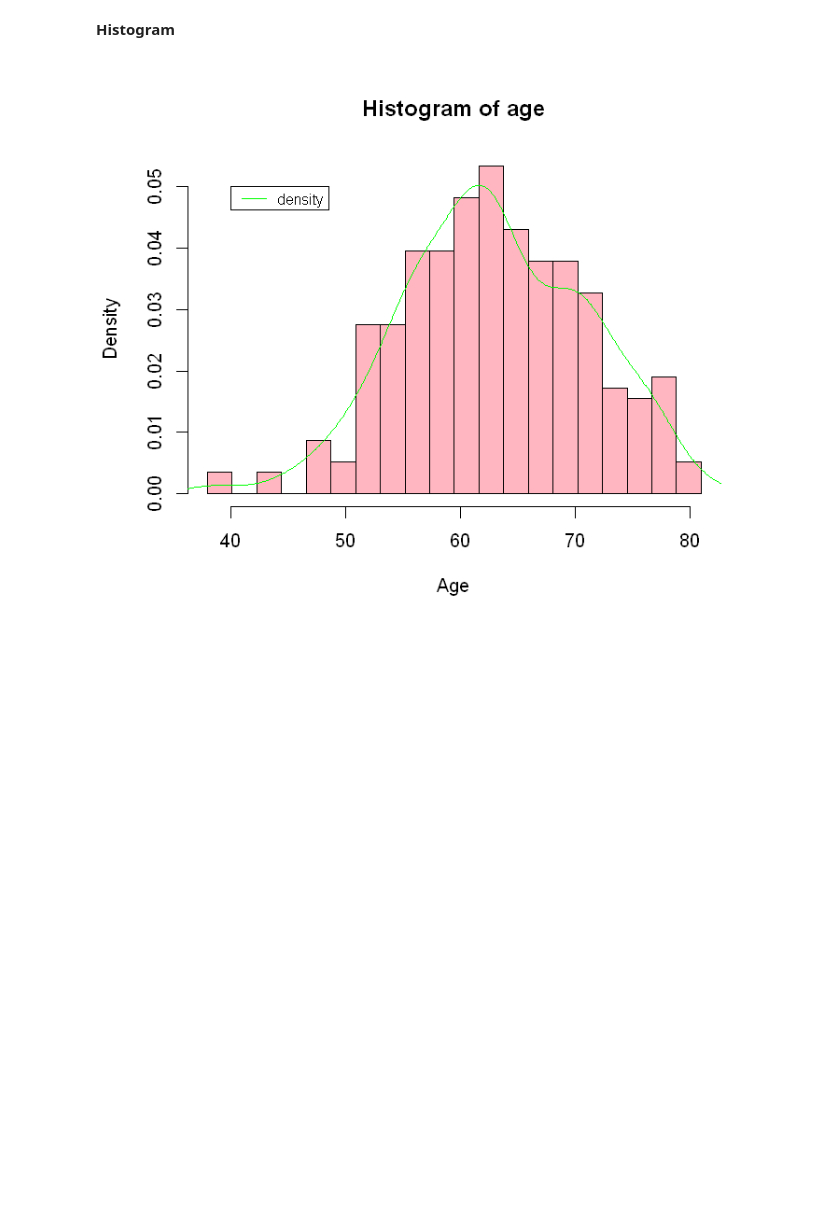
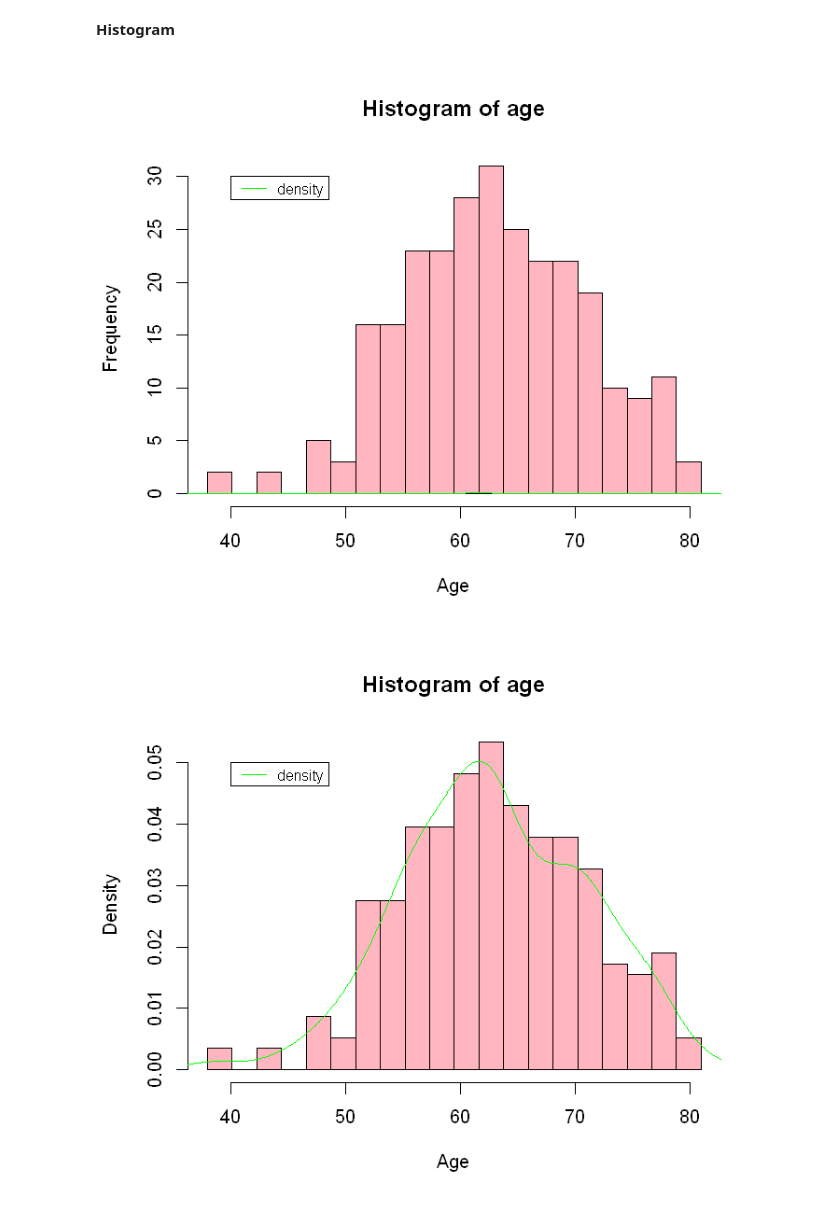
Before and after one commit to Swinkawkrawacie/Statystyka-stosowana, a Jupyter notebook: raport1.ipynb, the cells around one changed output. Cells and saved outputs as stored; diff of their text form; code cells hidden in the pictures; blank space fills up the shorter version.

Commit message:
different hist

```diff
--- a/raport1.ipynb
+++ b/raport1.ipynb
@@ -24,7 +40,7 @@ data_set
 | M | 67 | 2 | 1 | 2 | 1 | 1 | 2 | 2 | 1 | ... |
 | M | 62 | 1 | 1 | 1 | 2 | 1 | 2 | 2 | 2 | ... |
 # %%
-data_set = subset(data_set, LUNG_CANCER=='YES')
+data_set <- subset(data_set, LUNG_CANCER == "YES")
 summary(data_set)
 # %% [output]
  GENDER       AGE           SMOKING      YELLOW_FINGERS     ANXIETY
@@ -143,4 +159,13 @@ median(data_set$AGE)
 [1] 62.5
 # %% [markdown]
 **Histogram**
+# %%
+hist(data_set$AGE,
+    breaks = seq(min(data_set$AGE), max(data_set$AGE), length.out = 21),
+    col = "lightpink", xlab = "Age", main = "Histogram of age")
+f <- density(data_set$AGE)
+lines(f$x, f$y, col = "green")
+legend(40, 30, legend = "density", col = "green", lty = 1, cex = 0.8)
+# %% [output]
+[figure, added]
 # %%
```
Also changed, not shown: parts of 23 cells of this notebook, 2 other files.
